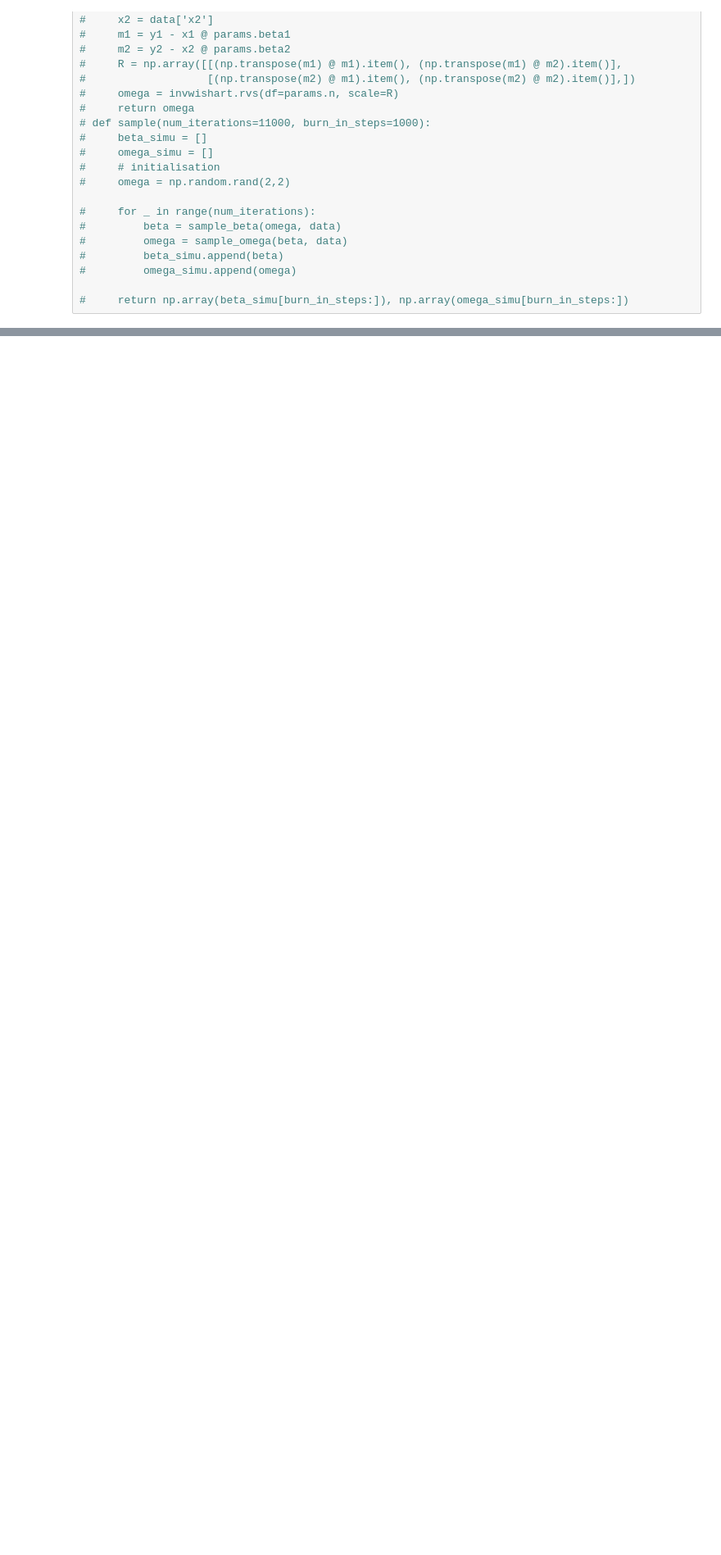
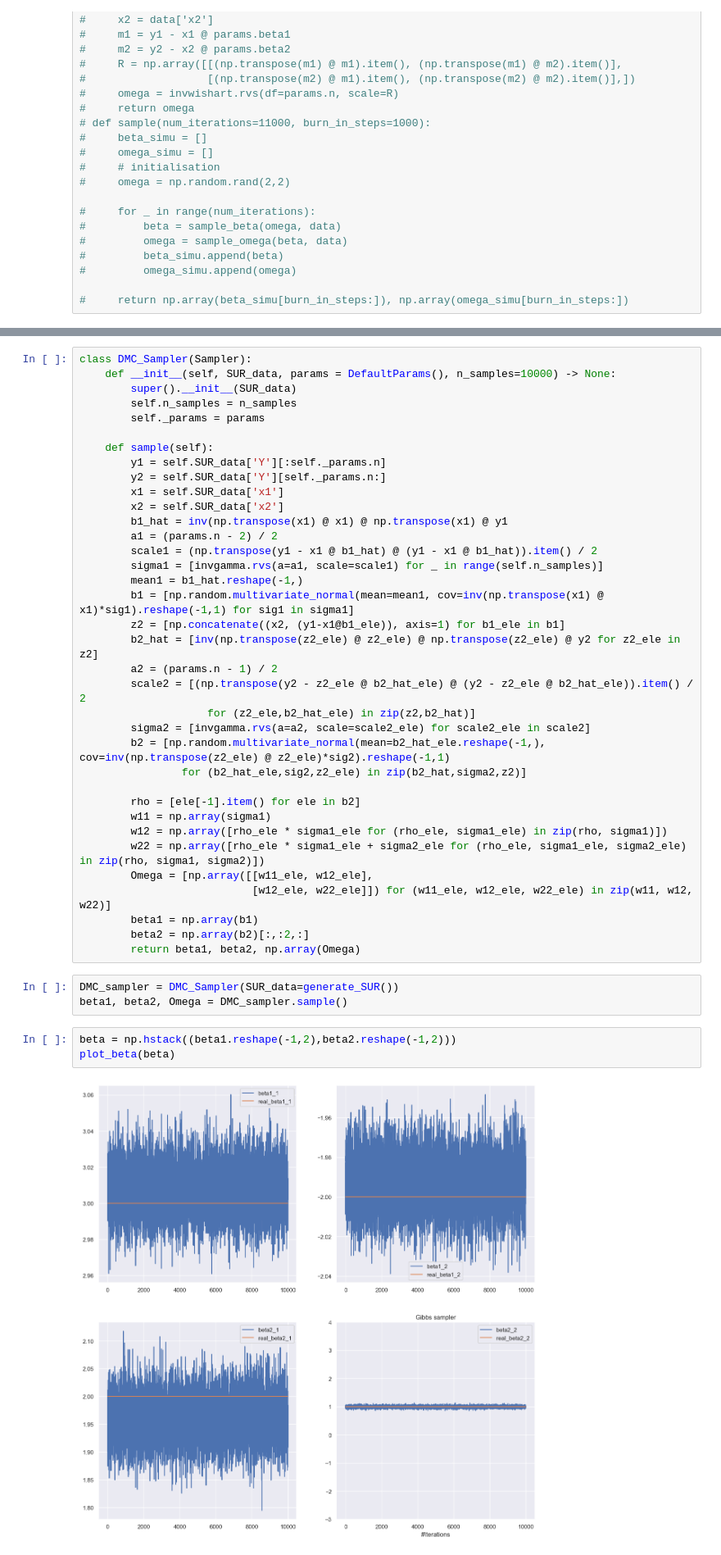
Before and after one commit to yunhao-tech/Bayesian-Inference-project, a Jupyter notebook: MCMC.ipynb, the cells around one changed output, grey strips where cells are left out. Shown at 82% size. Saved outputs shown, nothing was run; the diff lists cells and outputs as text; blank space fills up the shorter version.

```diff
--- a/MCMC.ipynb
+++ b/MCMC.ipynb
@@ -123,0 +262,44 @@ plot_omega(omega=omega_simu)
+# %%
+class DMC_Sampler(Sampler):
+    def __init__(self, SUR_data, params = DefaultParams(), n_samples=10000) -> None:
+        super().__init__(SUR_data)
+        self.n_samples = n_samples
+        self._params = params
+
+    def sample(self):
+        y1 = self.SUR_data['Y'][:self._params.n]
+        y2 = self.SUR_data['Y'][self._params.n:]
+        x1 = self.SUR_data['x1']
+        x2 = self.SUR_data['x2']
+        b1_hat = inv(np.transpose(x1) @ x1) @ np.transpose(x1) @ y1
+        a1 = (params.n - 2) / 2
+        scale1 = (np.transpose(y1 - x1 @ b1_hat) @ (y1 - x1 @ b1_hat)).item() / 2
+        sigma1 = [invgamma.rvs(a=a1, scale=scale1) for _ in range(self.n_samples)]
+        mean1 = b1_hat.reshape(-1,)
+        b1 = [np.random.multivariate_normal(mean=mean1, cov=inv(np.transpose(x1) @ x1)*sig1).reshape(-1,1) for sig1 in sigma1]
+        z2 = [np.concatenate((x2, (y1-x1@b1_ele)), axis=1) for b1_ele in b1]
+        b2_hat = [inv(np.transpose(z2_ele) @ z2_ele) @ np.transpose(z2_ele) @ y2 for z2_ele in z2]
+        a2 = (params.n - 1) / 2
+        scale2 = [(np.transpose(y2 - z2_ele @ b2_hat_ele) @ (y2 - z2_ele @ b2_hat_ele)).item() / 2
+                    for (z2_ele,b2_hat_ele) in zip(z2,b2_hat)]
+        sigma2 = [invgamma.rvs(a=a2, scale=scale2_ele) for scale2_ele in scale2]
+        b2 = [np.random.multivariate_normal(mean=b2_hat_ele.reshape(-1,), cov=inv(np.transpose(z2_ele) @ z2_ele)*sig2).reshape(-1,1)
+                for (b2_hat_ele,sig2,z2_ele) in zip(b2_hat,sigma2,z2)]
+
+        rho = [ele[-1].item() for ele in b2]
+        w11 = np.array(sigma1)
+        w12 = np.array([rho_ele * sigma1_ele for (rho_ele, sigma1_ele) in zip(rho, sigma1)])
+        w22 = np.array([rho_ele * sigma1_ele + sigma2_ele for (rho_ele, sigma1_ele, sigma2_ele) in zip(rho, sigma1, sigma2)])
+        Omega = [np.array([[w11_ele, w12_ele],
+                           [w12_ele, w22_ele]]) for (w11_ele, w12_ele, w22_ele) in zip(w11, w12, w22)]
+        beta1 = np.array(b1)
+        beta2 = np.array(b2)[:,:2,:]
+        return beta1, beta2, np.array(Omega)
+# %%
+DMC_sampler = DMC_Sampler(SUR_data=generate_SUR())
+beta1, beta2, Omega = DMC_sampler.sample()
+# %%
+beta = np.hstack((beta1.reshape(-1,2),beta2.reshape(-1,2)))
+plot_beta(beta)
+# %% [output]
+[figure, added]
```
Also changed, not shown: parts of 25 cells of this notebook, 3 other files.
